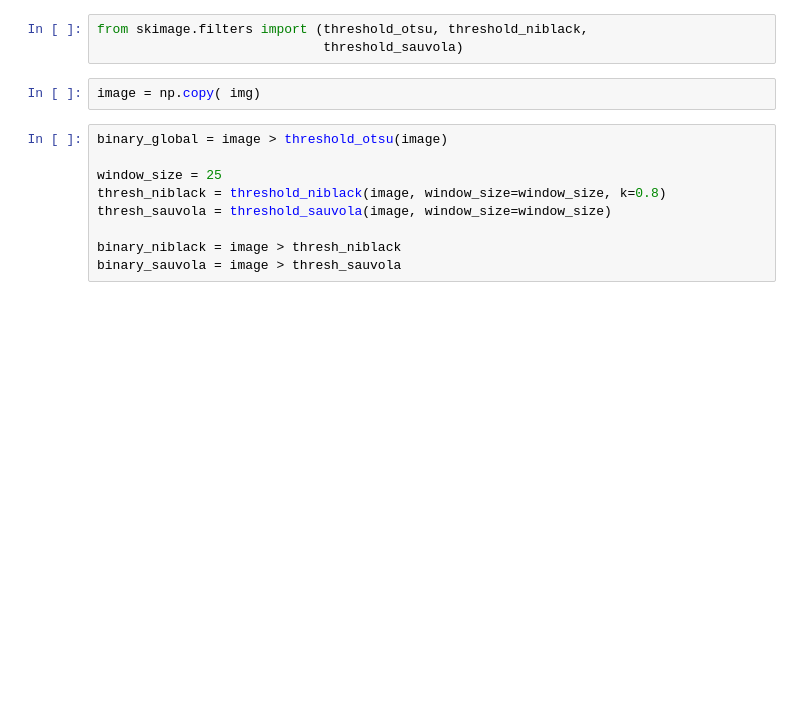
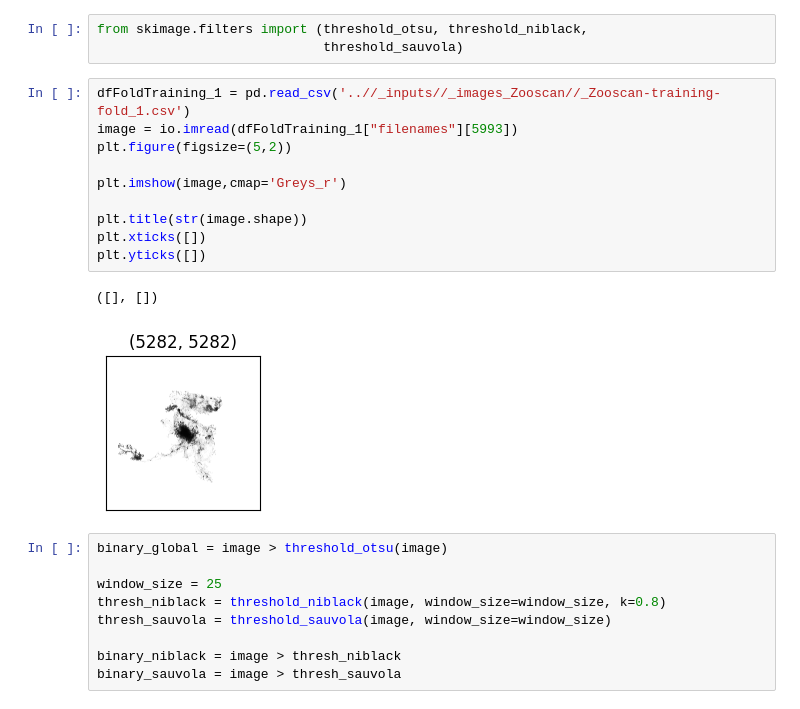
Before and after one commit to ledvic/_Plankton_Zooscan-Machine_Learning, a Jupyter notebook: _pyscripts/extract_gabor_filter_for_an_image.ipynb, the cells around one changed output. Cells and saved outputs as stored; diff of their text form; blank space fills up the shorter version.

```diff
--- a/_pyscripts/extract_gabor_filter_for_an_image.ipynb
+++ b/_pyscripts/extract_gabor_filter_for_an_image.ipynb
@@ -258,8 +266,19 @@ gbfrb().display_image_with_its_responses(img, meh, 8, (15,20))
 # %%
 from skimage.filters import (threshold_otsu, threshold_niblack,
                              threshold_sauvola)
-# %%
-image = np.copy( img)
+# %%
+dfFoldTraining_1 = pd.read_csv('..//_inputs//_images_Zooscan//_Zooscan-training-fold_1.csv')
+image = io.imread(dfFoldTraining_1["filenames"][5993])
+plt.figure(figsize=(5,2))
+
+plt.imshow(image,cmap='Greys_r')
+
+plt.title(str(image.shape))
+plt.xticks([])
+plt.yticks([])
+# %% [output]
+([], [])
+[figure, added]
 # %%
 binary_global = image > threshold_otsu(image)
 
```
Also changed, not shown: parts of 9 cells of this notebook, 2 other files.
